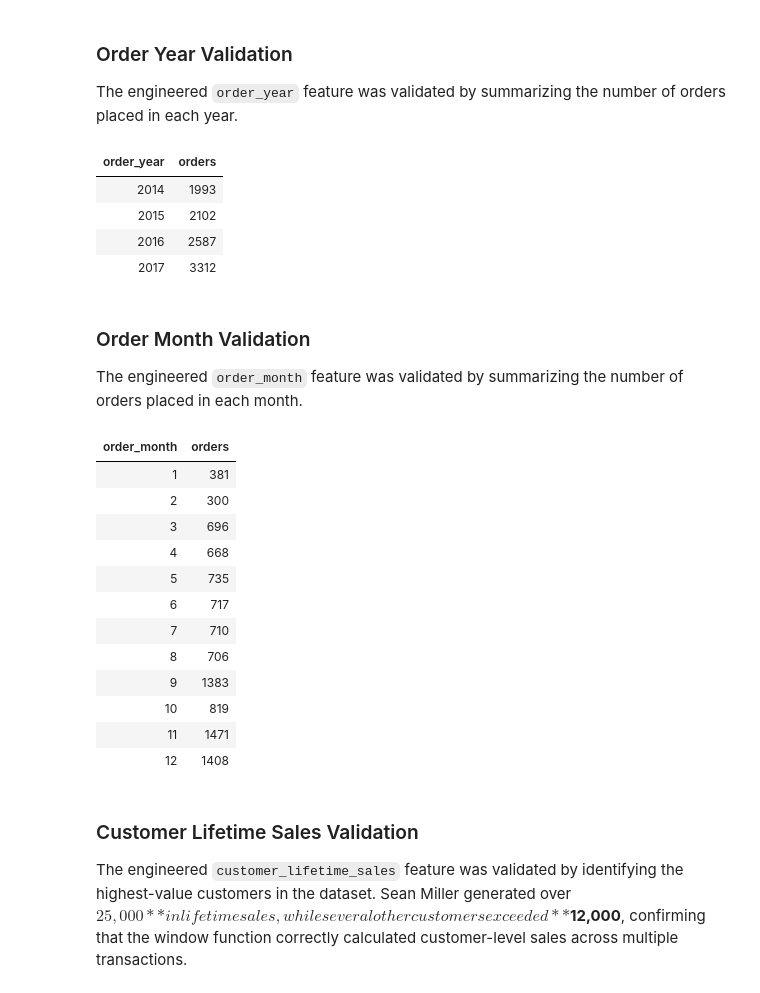
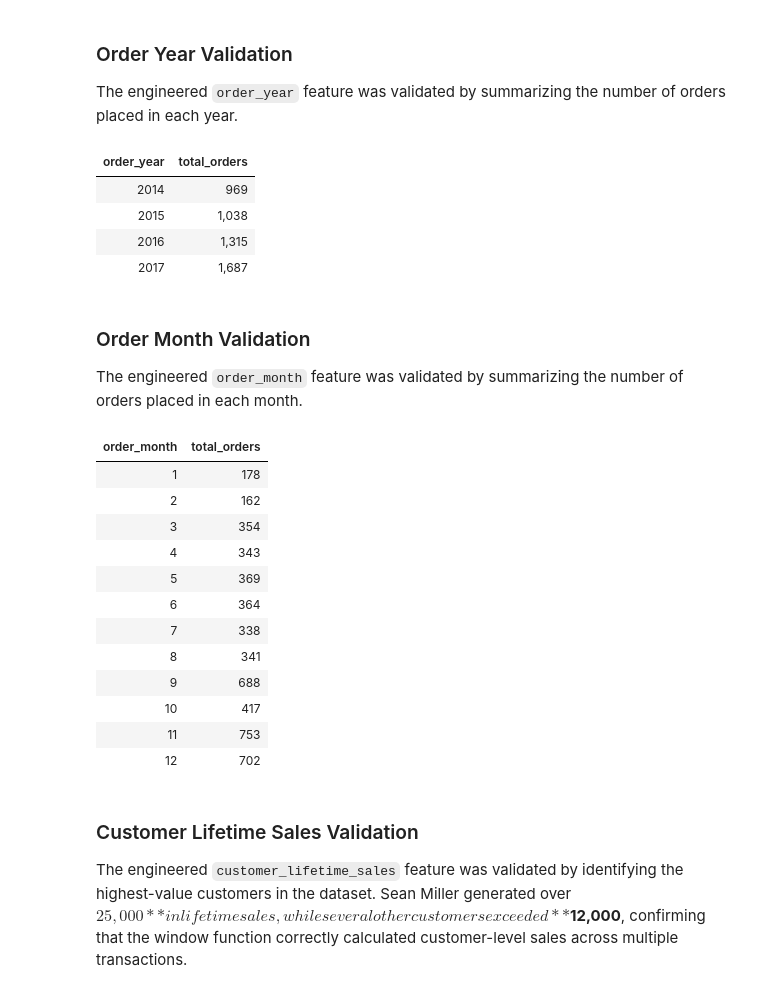
Before and after one commit to danigeiger/e_commerce_duckdb_project, a Jupyter notebook: notebooks/02_duckdb_feature_engineering.ipynb, the cells around one changed output. Drawn from its saved outputs; the diff is of its cells as text; code cells hidden in the pictures.

```diff
--- a/notebooks/02_duckdb_feature_engineering.ipynb
+++ b/notebooks/02_duckdb_feature_engineering.ipynb
@@ -141,20 +150,22 @@ The products with the lowest profit margins were identified to better understand
 
 The engineered `order_year` feature was validated by summarizing the number of orders placed in each year.
 # %%
-con.execute('''
+con.execute("""
 SELECT
     order_year,
-    COUNT(*) AS orders
+    COUNT(DISTINCT order_id) AS total_orders
 FROM superstore_features
 GROUP BY order_year
 ORDER BY order_year;
-''').df().style.hide(axis="index")
+""").df().style.hide(axis="index").format({
+    "total_orders": "{:,}"
+})
 # %% [output]
-| order_year | orders |
-| 2014 | 1993 |
-| 2015 | 2102 |
-| 2016 | 2587 |
-| 2017 | 3312 |
+| order_year | total_orders |
+| 2014 | 969 |
+| 2015 | 1,038 |
+| 2016 | 1,315 |
+| 2017 | 1,687 |
 # %% [markdown]
 ### Order Month Validation
 
@@ -162,26 +173,26 @@ The engineered `order_month` feature was validated by summarizing the number of
 # %%
 con.execute('''
 SELECT
     order_month,
-    COUNT(*) AS orders
+    COUNT(DISTINCT order_id) AS total_orders
 FROM superstore_features
 GROUP BY order_month
 ORDER BY order_month;
 ''').df().style.hide(axis="index")
 # %% [output]
-| order_month | orders |
-| 1 | 381 |
-| 2 | 300 |
-| 3 | 696 |
-| 4 | 668 |
-| 5 | 735 |
-| 6 | 717 |
-| 7 | 710 |
-| 8 | 706 |
-| 9 | 1383 |
-| 10 | 819 |
-| 11 | 1471 |
-| 12 | 1408 |
+| order_month | total_orders |
+| 1 | 178 |
+| 2 | 162 |
+| 3 | 354 |
+| 4 | 343 |
+| 5 | 369 |
+| 6 | 364 |
+| 7 | 338 |
+| 8 | 341 |
+| 9 | 688 |
+| 10 | 417 |
+| 11 | 753 |
+| 12 | 702 |
 # %% [markdown]
 ### Customer Lifetime Sales Validation
 
```
Also changed, not shown: parts of 9 cells of this notebook.
